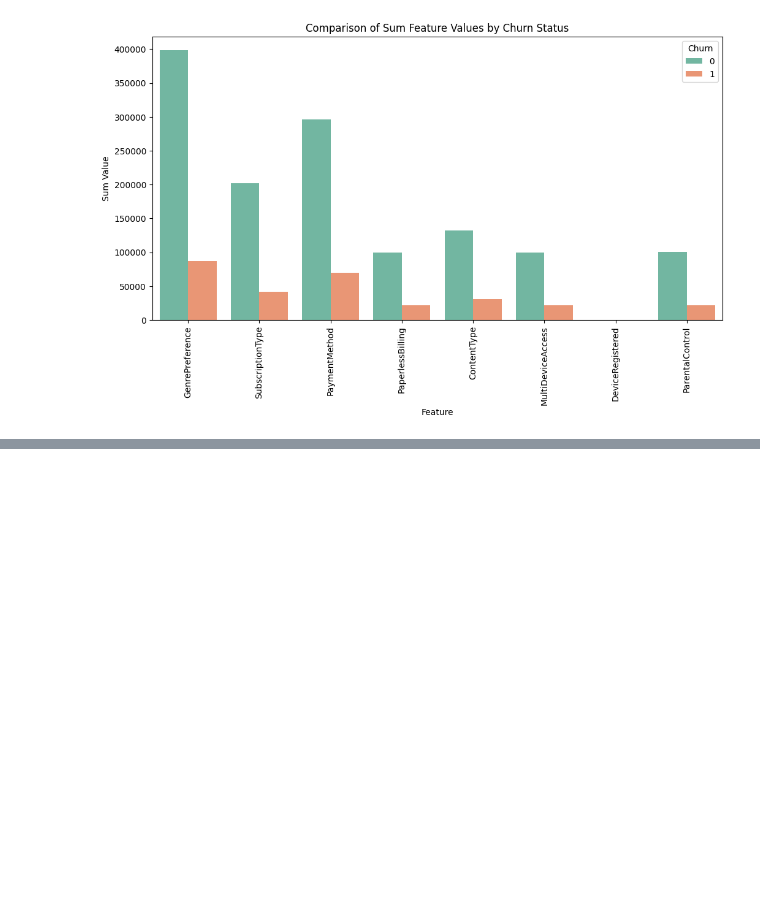
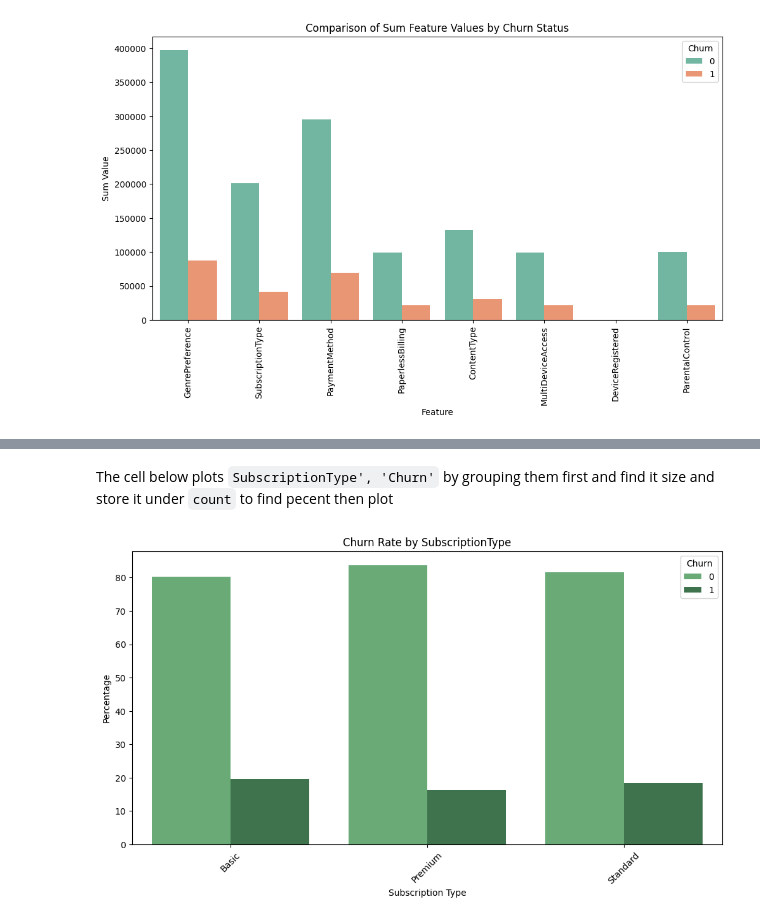
Before and after one commit to RonnyMuthomi/Predictive-Analytic-for-Customer-Churn, a Jupyter notebook: index.ipynb, the cells around one changed output, grey strips where cells are left out. Saved outputs shown, nothing was run; the diff lists cells and outputs as text; code cells hidden in the pictures; blank space fills up the shorter version.

```diff
--- a/index.ipynb
+++ b/index.ipynb
@@ -624,0 +707,23 @@ plt.show()
+# %% [markdown]
+The cell below plots `SubscriptionType', 'Churn'` by grouping them first and find it size and store it under `count` to find pecent then plot
+# %%
+
+
+# Create a normalized frequency table of churn by genre
+genre_churn = churn_df.groupby(['SubscriptionType', 'Churn']).size().reset_index(name='Count')
+
+# Normalize to get percentages within each genre
+genre_churn['Percent'] = genre_churn.groupby('SubscriptionType')['Count'].transform(lambda x: x / x.sum() * 100)
+
+# Plot
+fig, ax=plt.subplots(figsize=(12, 6))
+sns.barplot(x='SubscriptionType', y='Percent', hue='Churn', data=genre_churn, palette='Greens_d')
+
+ax.set_title('Churn Rate by SubscriptionType')
+ax.set_xlabel('Subscription Type')
+ax.set_ylabel('Percentage')
+ax.tick_params(axis='x', rotation=45)
+ax.legend(title='Churn')
+plt.show()
+# %% [output]
+[figure, added]
```
Also changed, not shown: parts of 27 cells of this notebook.
